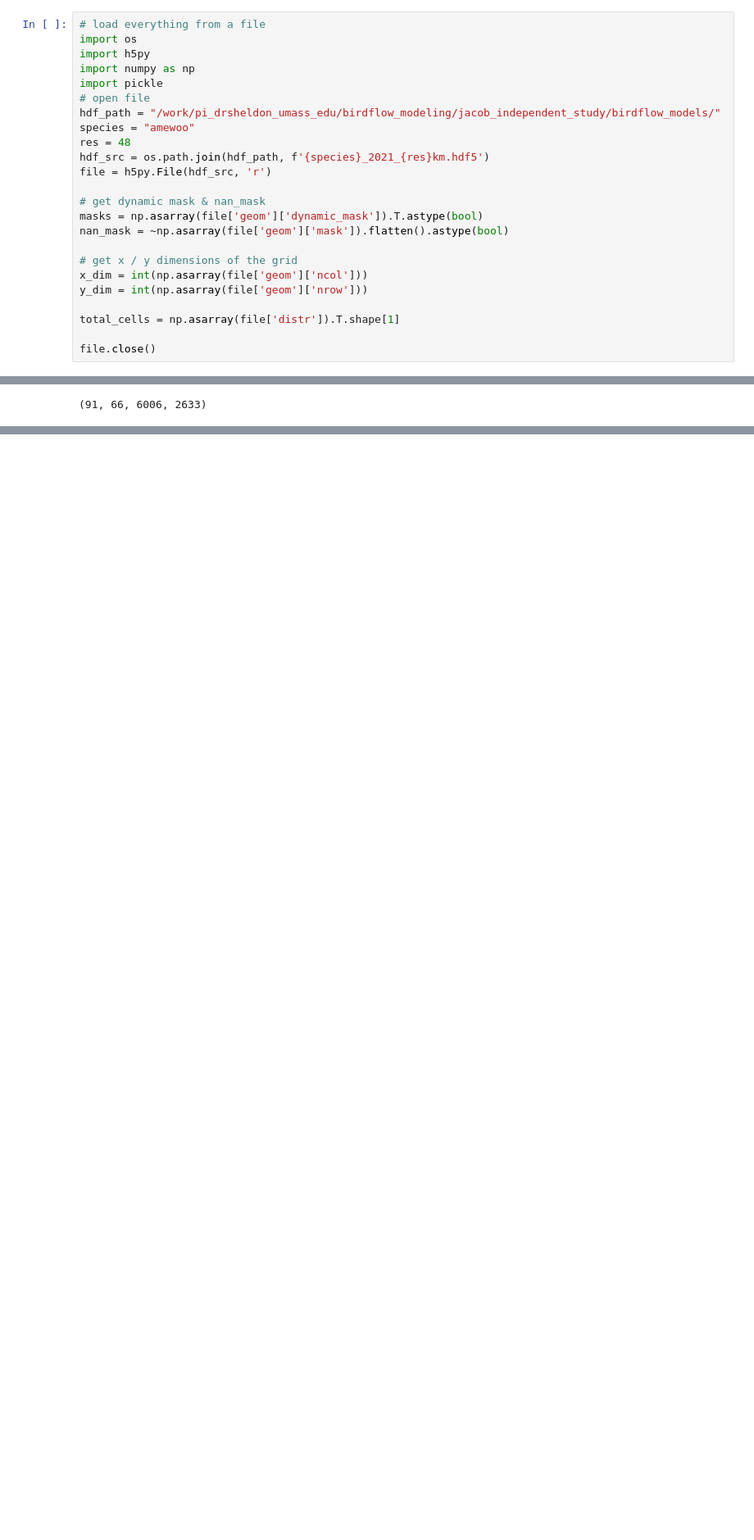
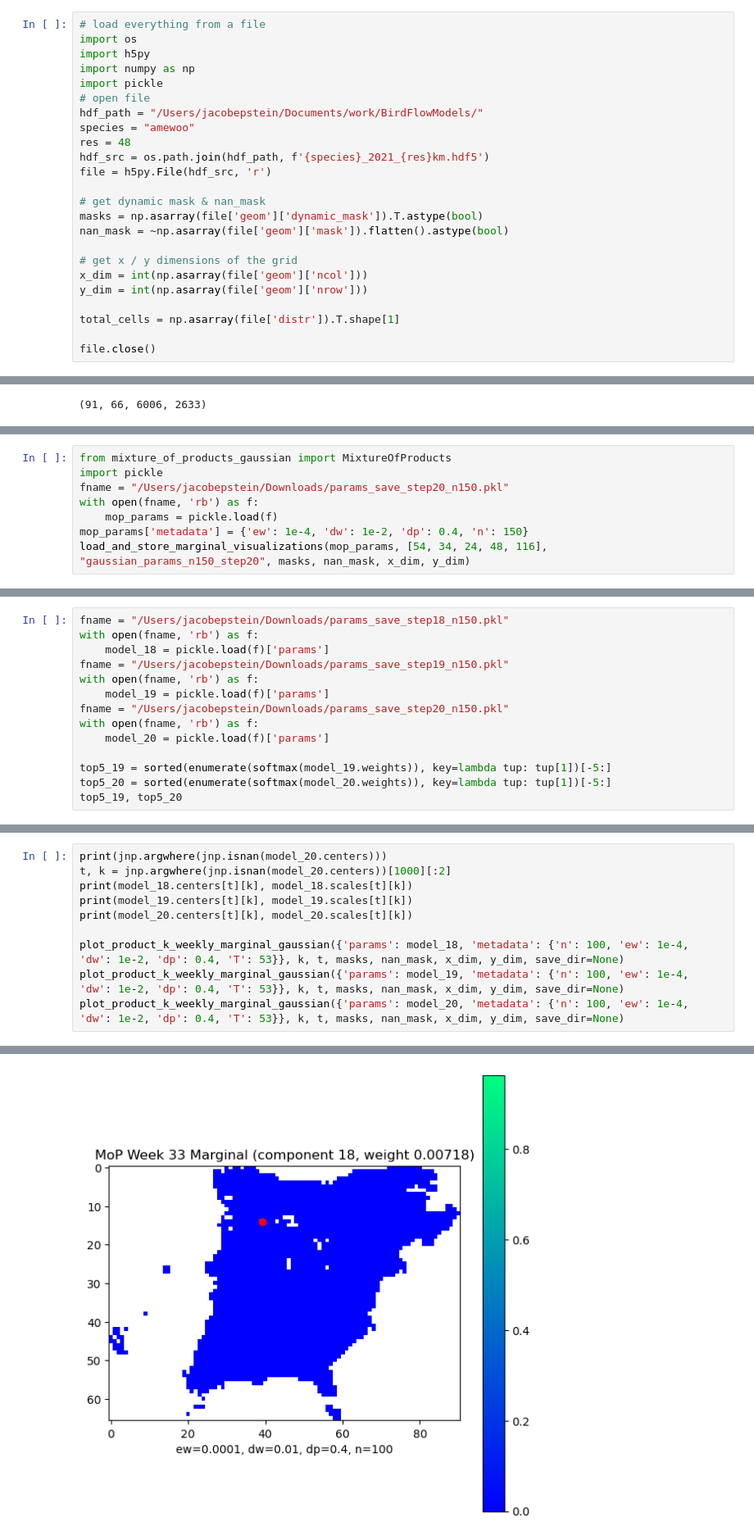
Before and after one commit to jacobe90/birdflow_mixture_of_products, a Jupyter notebook: model_exploration.ipynb, the cells around one changed output, grey strips where cells are left out. Shown at 82% size. Saved outputs shown, nothing was run; the diff lists cells and outputs as text; blank space fills up the shorter version.

```diff
--- a/model_exploration.ipynb
+++ b/model_exploration.ipynb
@@ -5,7 +5,7 @@ import h5py
 import numpy as np
 import pickle
 # open file
-hdf_path = "/work/pi_drsheldon_umass_edu/birdflow_modeling/jacob_independent_study/birdflow_models/"
+hdf_path = "/Users/jacobepstein/Documents/work/BirdFlowModels/"
 species = "amewoo"
 res = 48
 hdf_src = os.path.join(hdf_path, f'{species}_2021_{res}km.hdf5')
@@ -177,2 +248,10 @@ def load_and_store_marginal_visualizations(params, components, name, masks, nan_
     video_from_sequence(save_dir, timelapse_dir)
     return
+# %%
+from mixture_of_products_gaussian import MixtureOfProducts
+import pickle
+fname = "/Users/jacobepstein/Downloads/params_save_step20_n150.pkl"
+with open(fname, 'rb') as f:
+    mop_params = pickle.load(f)
+mop_params['metadata'] = {'ew': 1e-4, 'dw': 1e-2, 'dp': 0.4, 'n': 150}
+load_and_store_marginal_visualizations(mop_params, [54, 34, 24, 48, 116], "gaussian_params_n150_step20", masks, nan_mask, x_dim, y_dim)
@@ -178,0 +283,14 @@ def load_and_store_marginal_visualizations(params, components, name, masks, nan_
+# %%
+fname = "/Users/jacobepstein/Downloads/params_save_step18_n150.pkl"
+with open(fname, 'rb') as f:
+    model_18 = pickle.load(f)['params']
+fname = "/Users/jacobepstein/Downloads/params_save_step19_n150.pkl"
+with open(fname, 'rb') as f:
+    model_19 = pickle.load(f)['params']
+fname = "/Users/jacobepstein/Downloads/params_save_step20_n150.pkl"
+with open(fname, 'rb') as f:
+    model_20 = pickle.load(f)['params']
+
+top5_19 = sorted(enumerate(softmax(model_19.weights)), key=lambda tup: tup[1])[-5:]
+top5_20 = sorted(enumerate(softmax(model_20.weights)), key=lambda tup: tup[1])[-5:]
+top5_19, top5_20
@@ -178,0 +330,11 @@ def load_and_store_marginal_visualizations(params, components, name, masks, nan_
+# %%
+print(jnp.argwhere(jnp.isnan(model_20.centers)))
+t, k = jnp.argwhere(jnp.isnan(model_20.centers))[1000][:2]
+print(model_18.centers[t][k], model_18.scales[t][k])
+print(model_19.centers[t][k], model_19.scales[t][k])
+print(model_20.centers[t][k], model_20.scales[t][k])
+
+plot_product_k_weekly_marginal_gaussian({'params': model_18, 'metadata': {'n': 100, 'ew': 1e-4, 'dw': 1e-2, 'dp': 0.4, 'T': 53}}, k, t, masks, nan_mask, x_dim, y_dim, save_dir=None)
+plot_product_k_weekly_marginal_gaussian({'params': model_19, 'metadata': {'n': 100, 'ew': 1e-4, 'dw': 1e-2, 'dp': 0.4, 'T': 53}}, k, t, masks, nan_mask, x_dim, y_dim, save_dir=None)
+plot_product_k_weekly_marginal_gaussian({'params': model_20, 'metadata': {'n': 100, 'ew': 1e-4, 'dw': 1e-2, 'dp': 0.4, 'T': 53}}, k, t, masks, nan_mask, x_dim, y_dim, save_dir=None)
+# %% [output]
@@ -178,0 +351 @@ def load_and_store_marginal_visualizations(params, components, name, masks, nan_
+[figure, added]
```
Also changed, not shown: parts of 7 cells of this notebook, 4 other files.
